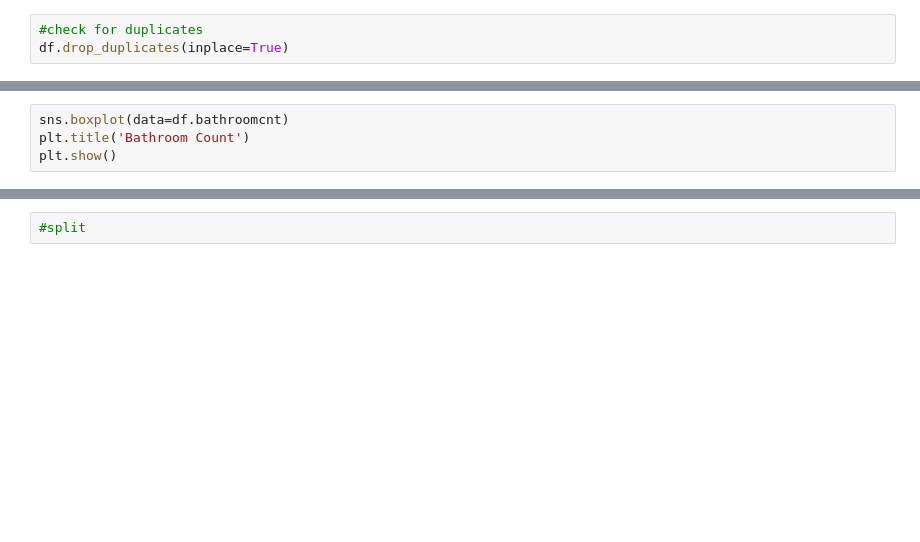
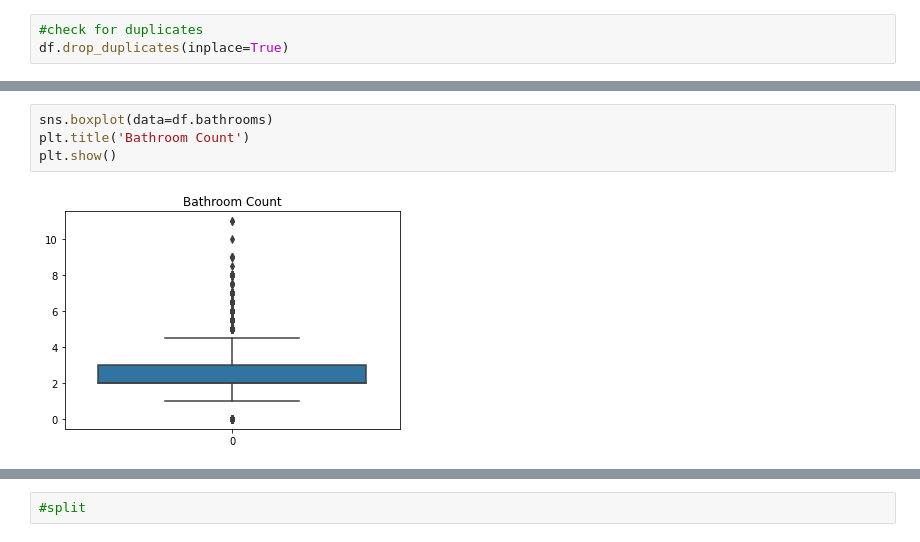
Before and after one commit to natasharivers/Zillow_Regression_Project, a Jupyter notebook: Initial Notebook.ipynb, the cells around one changed output, grey strips where cells are left out. Drawn from its saved outputs; the diff is of its cells as text; blank space fills up the shorter version.

```diff
--- a/Initial Notebook.ipynb
+++ b/Initial Notebook.ipynb
@@ -111,5 +185,7 @@ NameError: name 'q1_bed' is not defined
 # %%
-sns.boxplot(data=df.bathroomcnt)
+sns.boxplot(data=df.bathrooms)
 plt.title('Bathroom Count')
 plt.show()
+# %% [output]
+[figure, added]
 # %%
```
Also changed, not shown: parts of 21 cells of this notebook.
